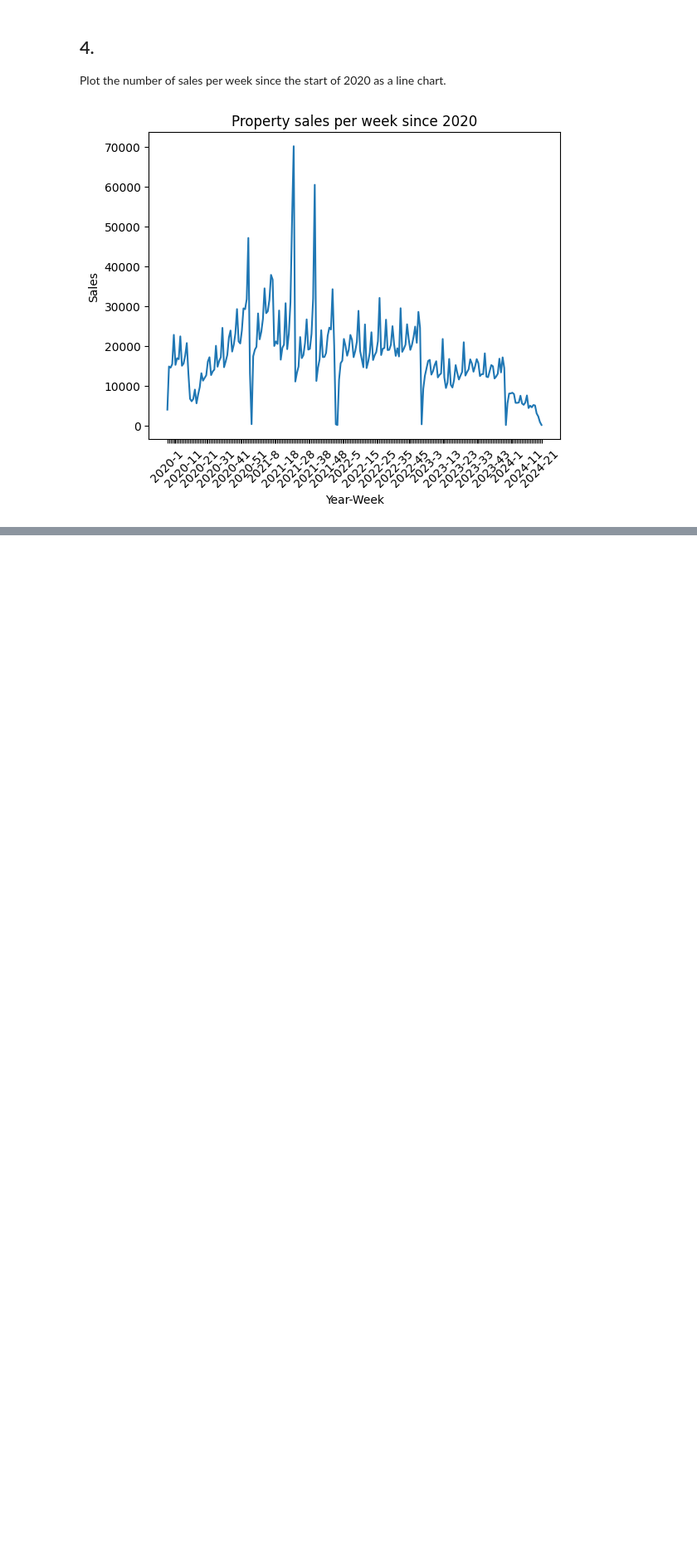
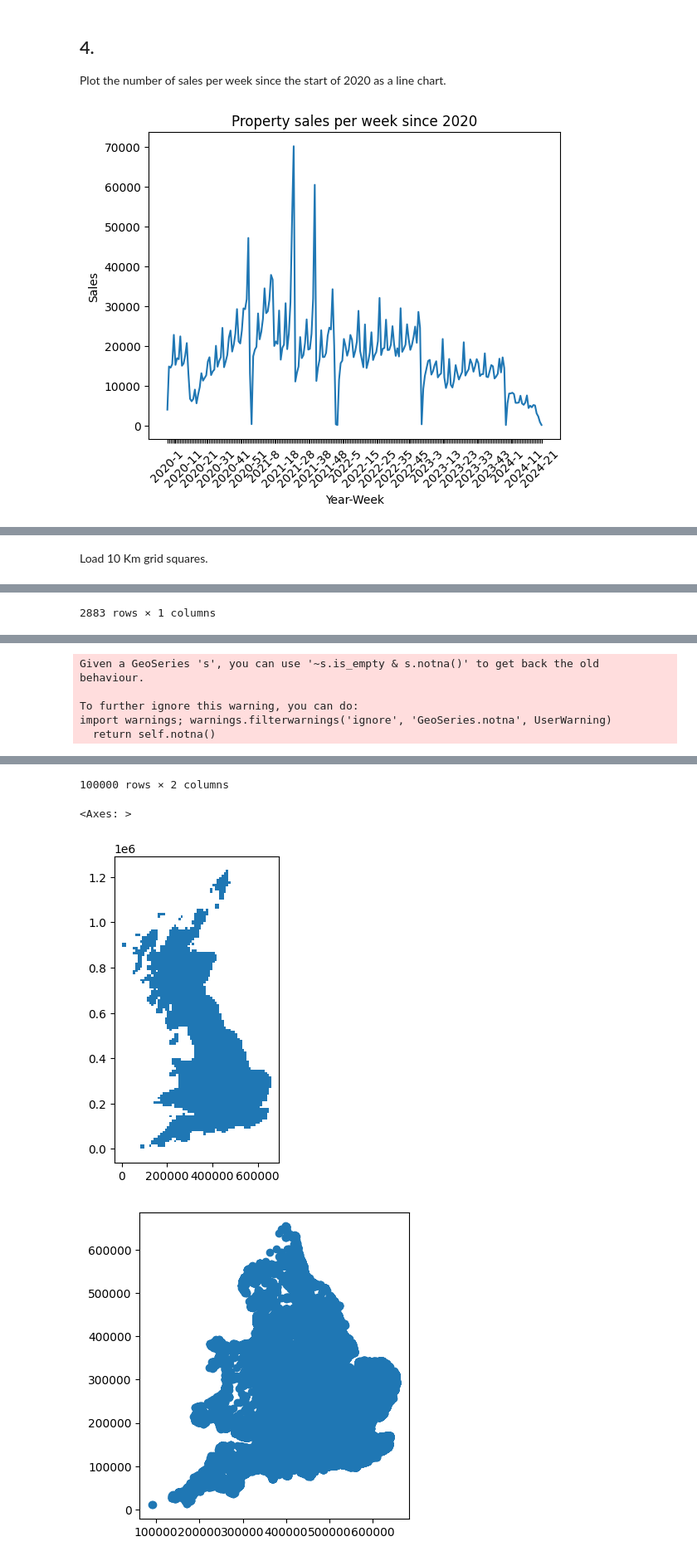
Before and after one commit to makeyourownmaker/misc, a Jupyter notebook: Chimnie.ipynb, the cells around one changed output, grey strips where cells are left out. Shown at 83% size. Drawn from its saved outputs; the diff is of its cells as text; code cells hidden in the pictures; blank space fills up the shorter version.

```diff
--- a/Chimnie.ipynb
+++ b/Chimnie.ipynb
@@ -504,0 +557,34 @@ AttributeError: 'DataFrame' object has no attribute 'datetime'
+# %% [markdown]
+Load 10 Km grid squares.
+# %%
+import geopandas as gpd
+
+
+# Define the desired grid square size in kilometers
+grid_size_km = 10
+
+# Web Mercator projection for working with BNG tiles
+# crs = {'init': 'epsg:3857'}
+# crs = 'epsg:3857'
+# crs = 'EPSG:4326'
+crs = 'EPSG:27700'
+
+# Load BNG tiles
+bng_tiles = gpd.read_file('OSGB_Grid_10km.shp', crs=crs)
+bng_tiles.set_crs(crs, inplace=True)
+# bng_tiles.to_crs(crs, inplace=True)
+display(bng_tiles)
+display(bng_tiles.crs)
+bng_tiles.plot()
+
+# Assuming 'sales' data is a DataFrame with 'BNG' column representing point locations
+# and a 'sales' column representing sales figures
+sales_data = gpd.GeoDataFrame({'geometry': gpd.points_from_xy(DT_ll[:100000, 'oseast1m'].to_list()[0],
+                                                              DT_ll[:100000,'osnrth1m'].to_list()[0]),
+                               'sales': DT_ll[:100000, 'price'].to_list()[0]},
+                               crs = crs,
+                               #'sales': DT_ll['price']},
+)
+display(sales_data)
+sales_data.plot()
+# %% [output]
@@ -504,0 +603 @@ AttributeError: 'DataFrame' object has no attribute 'datetime'
+2883 rows × 1 columns
@@ -504,0 +618,5 @@ AttributeError: 'DataFrame' object has no attribute 'datetime'
+Given a GeoSeries 's', you can use '~s.is_empty & s.notna()' to get back the old behaviour.
+
+To further ignore this warning, you can do:
+import warnings; warnings.filterwarnings('ignore', 'GeoSeries.notna', UserWarning)
+  return self.notna()
@@ -504,0 +635,4 @@ AttributeError: 'DataFrame' object has no attribute 'datetime'
+100000 rows × 2 columns
+<Axes: >
+[figure, added]
+[figure, added]
```
Also changed, not shown: parts of 29 cells of this notebook.
